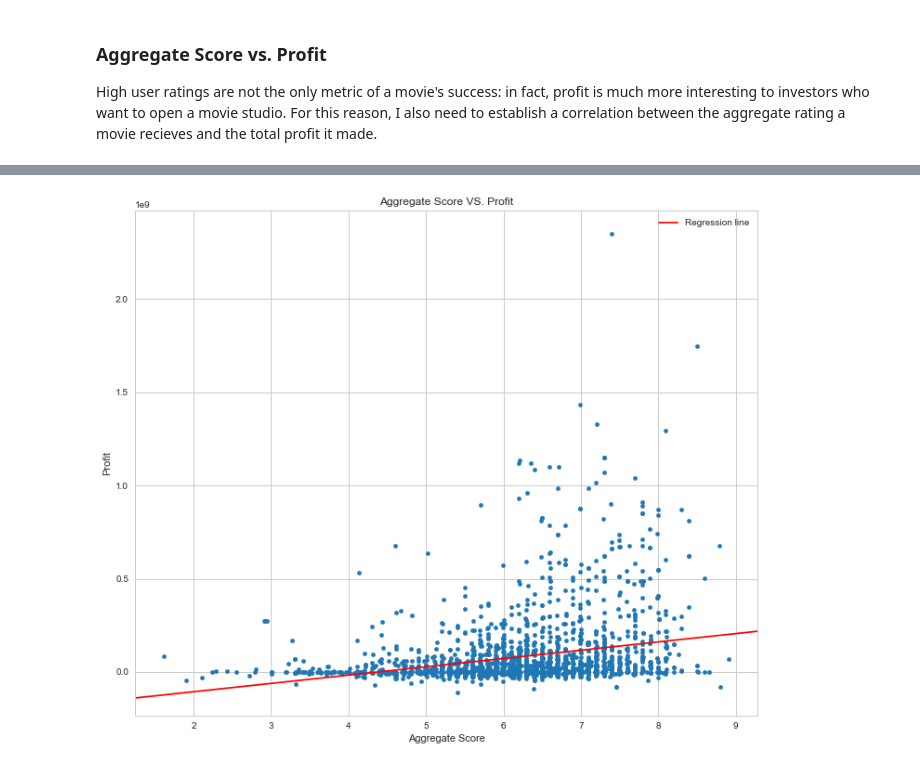
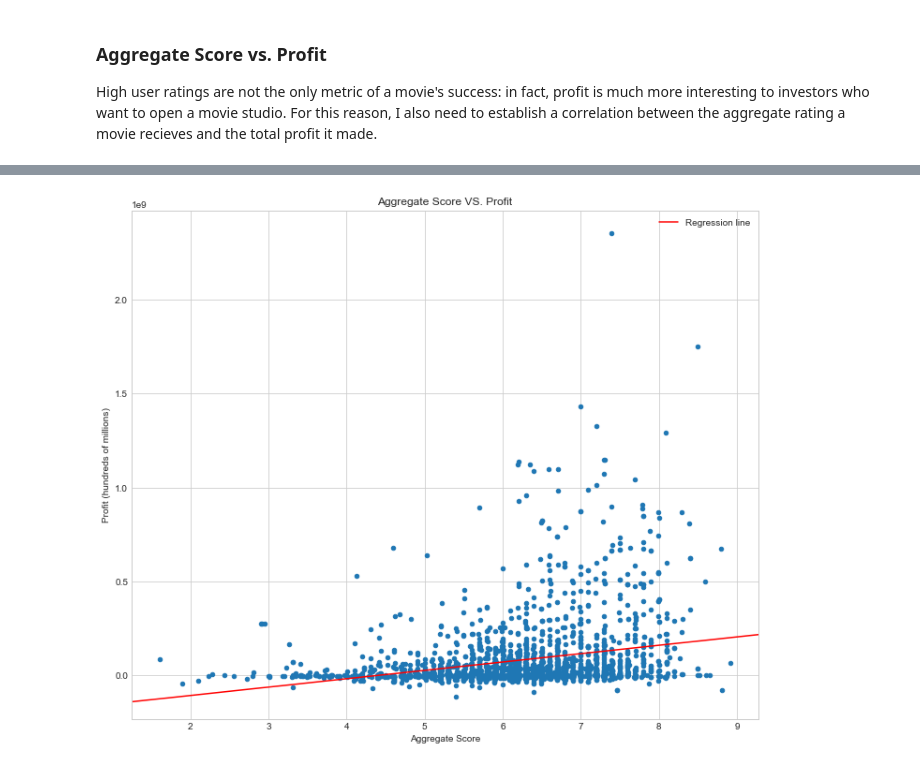
Before and after one commit to Davidkeebler/Real-Box-Office-Analysis, a Jupyter notebook: index.ipynb, the cells around one changed output, grey strips where cells are left out. Saved outputs shown, nothing was run; the diff lists cells and outputs as text; code cells hidden in the pictures.

```diff
--- a/index.ipynb
+++ b/index.ipynb
@@ -326,10 +330,10 @@ Notes:
 # %%
 fig, ax2 = plt.subplots(figsize=(12,10))
 fulldf.plot.scatter(x='aggregate_score', y='profit', ax=ax2)
 ax2.set_title('Aggregate Score VS. Profit')
 ax2.set_xlabel('Aggregate Score')
-ax2.set_ylabel('Profit')
+ax2.set_ylabel('Profit (hundreds of millions)')
 sm.graphics.abline_plot(model_results=ASPDresults, label='Regression line', ax=ax2, color='red')
 ax2.legend();
 # %% [output]
-[figure, old version]
+[figure, new version]
```
Also changed, not shown: parts of 12 cells of this notebook.
